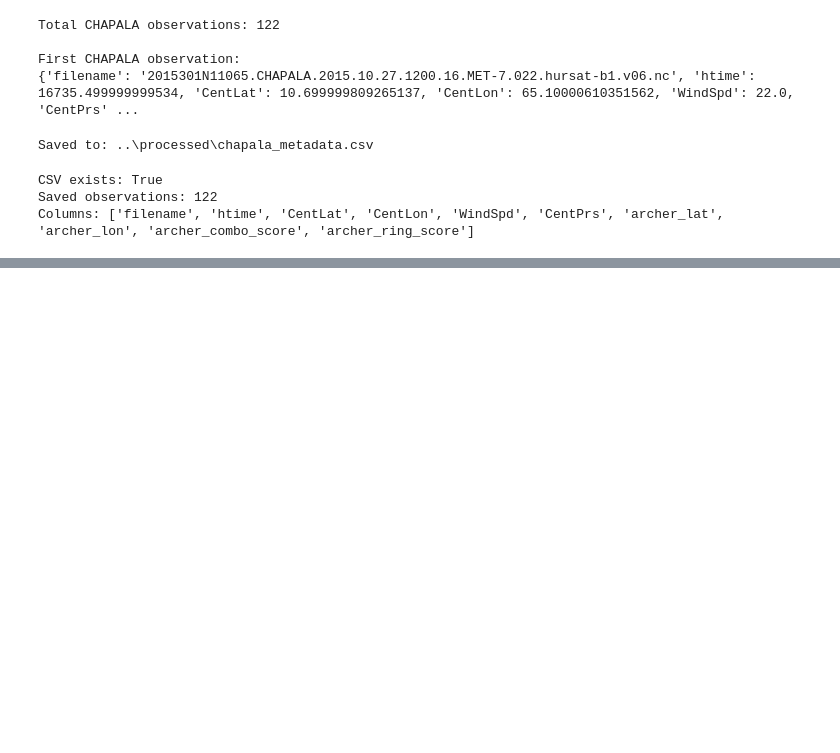
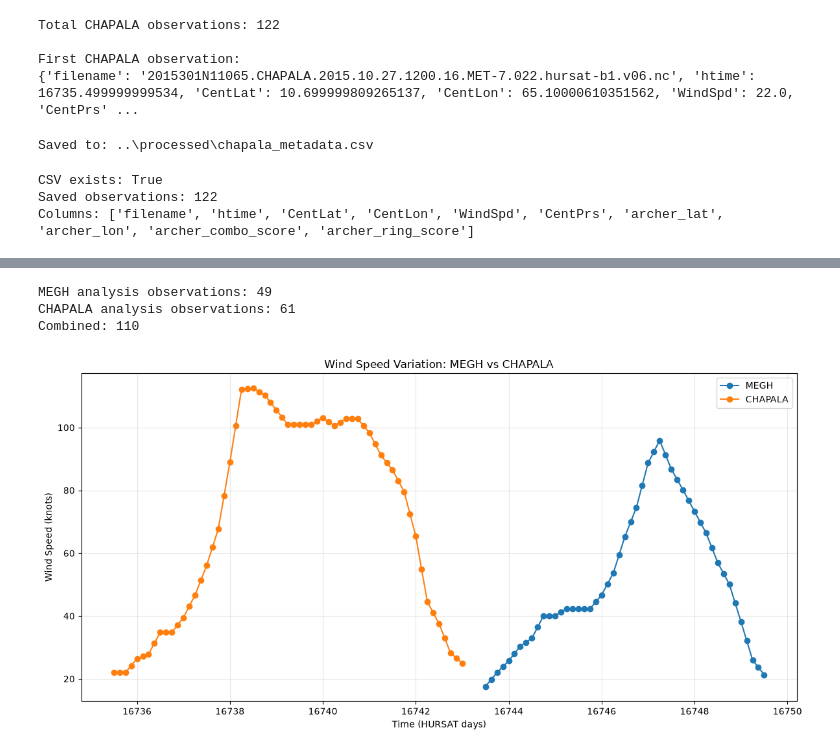
Before and after one commit to Sreoshh/tropical-cyclone-detection, a Jupyter notebook: data/notebooks/03_hursat_data_inspection.ipynb, the cells around one changed output, grey strips where cells are left out. Drawn from its saved outputs; the diff is of its cells as text; code cells hidden in the pictures; blank space fills up the shorter version.

Commit message:
v0.2.1: Complete MEGH and CHAPALA comparative analysis

```diff
--- a/data/notebooks/03_hursat_data_inspection.ipynb
+++ b/data/notebooks/03_hursat_data_inspection.ipynb
@@ -355,0 +566,48 @@ with pyfive.File(sample_file, "r") as ds:
+# %%
+def create_analysis_records(records):
+    unique_records = {}
+    for record in records:
+        timestamp = round(float(record["htime"]), 6)
+
+        if timestamp not in unique_records:
+            unique_records[timestamp] = record
+
+    return sorted(
+        unique_records.values(),
+        key=lambda r: float(r["htime"])
+    )
+
+megh_analysis = create_analysis_records(records)
+chapala_analysis = create_analysis_records(chapala_records)
+
+print("MEGH analysis observations:", len(megh_analysis))
+print("CHAPALA analysis observations:", len(chapala_analysis))
+print("Combined:", len(megh_analysis) + len(chapala_analysis))
+# %% [output]
+MEGH analysis observations: 49
+CHAPALA analysis observations: 61
+Combined: 110
+# %%
+import matplotlib.pyplot as plt
+import numpy as np
+
+megh_time = np.array([float(r["htime"]) for r in megh_analysis])
+megh_wind = np.array([float(r["WindSpd"]) for r in megh_analysis])
+
+chapala_time = np.array([float(r["htime"]) for r in chapala_analysis])
+chapala_wind = np.array([float(r["WindSpd"]) for r in chapala_analysis])
+
+plt.figure(figsize=(12, 6))
+
+plt.plot(megh_time, megh_wind, marker="o", label="MEGH")
+plt.plot(chapala_time, chapala_wind, marker="o", label="CHAPALA")
+
+plt.xlabel("Time (HURSAT days)")
+plt.ylabel("Wind Speed (knots)")
+plt.title("Wind Speed Variation: MEGH vs CHAPALA")
+plt.legend()
+plt.grid(True, alpha=0.3)
+plt.tight_layout()
+plt.show()
+# %% [output]
+[figure, added]
```
Also changed, not shown: parts of 10 cells of this notebook, 1 other file.
